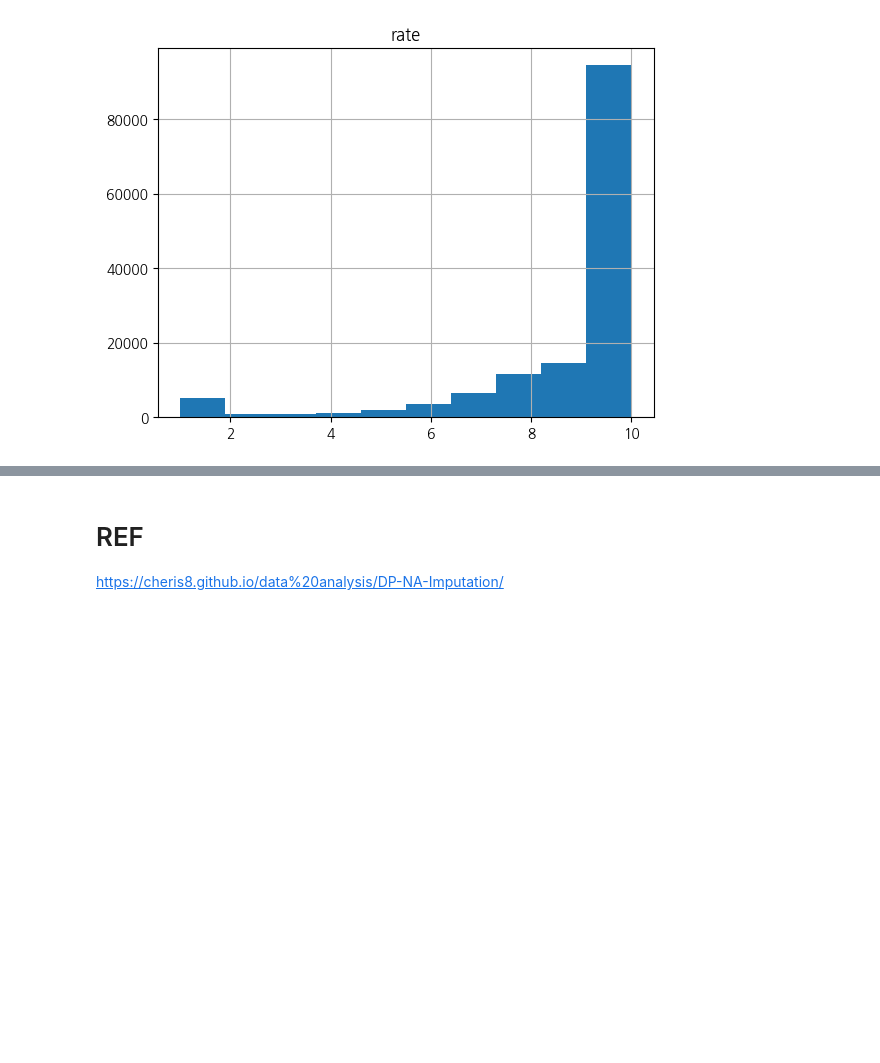
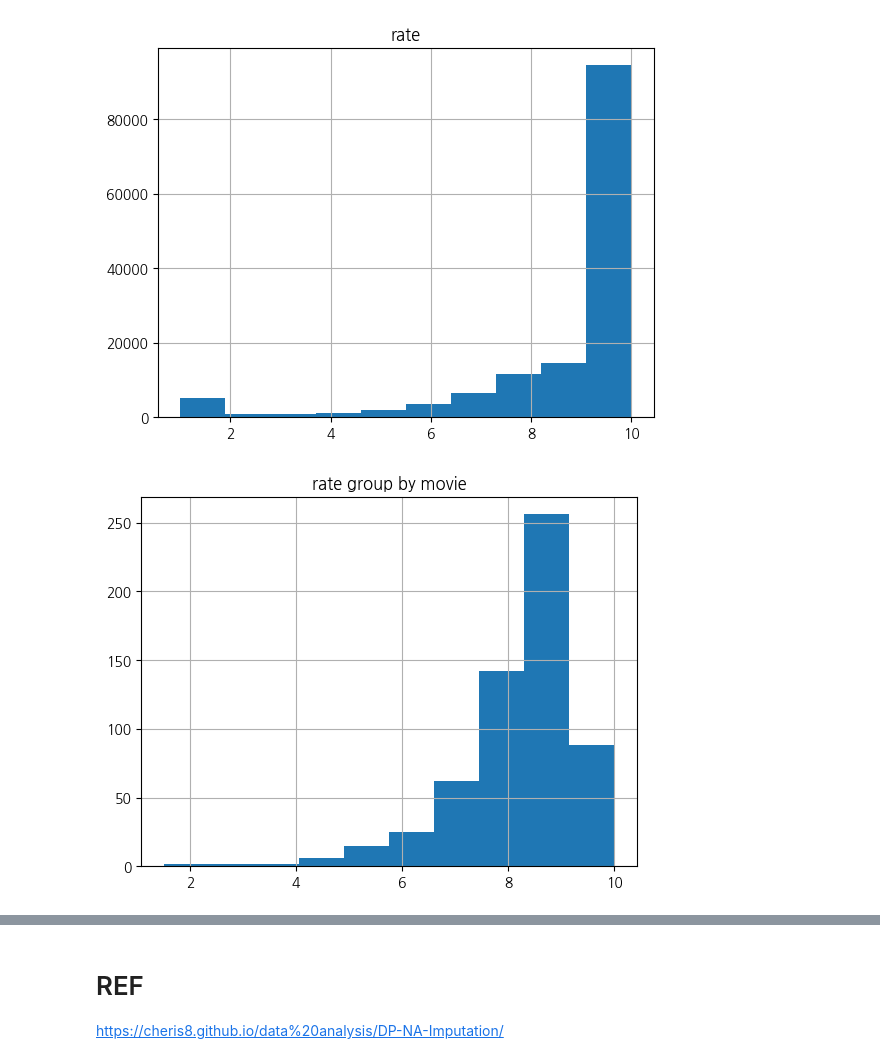
Before and after one commit to YeonSeong-Lee/codessey, a Jupyter notebook: prob02/prob0203.ipynb, the cells around one changed output, grey strips where cells are left out. Saved outputs shown, nothing was run; the diff lists cells and outputs as text; code cells hidden in the pictures; blank space fills up the shorter version.

```diff
--- a/prob02/prob0203.ipynb
+++ b/prob02/prob0203.ipynb
@@ -239,3 +239,12 @@ plt.grid()
 plt.show()
 # %% [output]
 [figure]
+# %%
+# rate group by movie
+rate_group_by_movie = rates.groupby('movie').mean()
+plt.title('rate group by movie')
+plt.hist(rate_group_by_movie['rate'], bins=10)
+plt.grid()
+plt.show()
+# %% [output]
+[figure, added]
```
Also changed, not shown: parts of 5 cells of this notebook.
